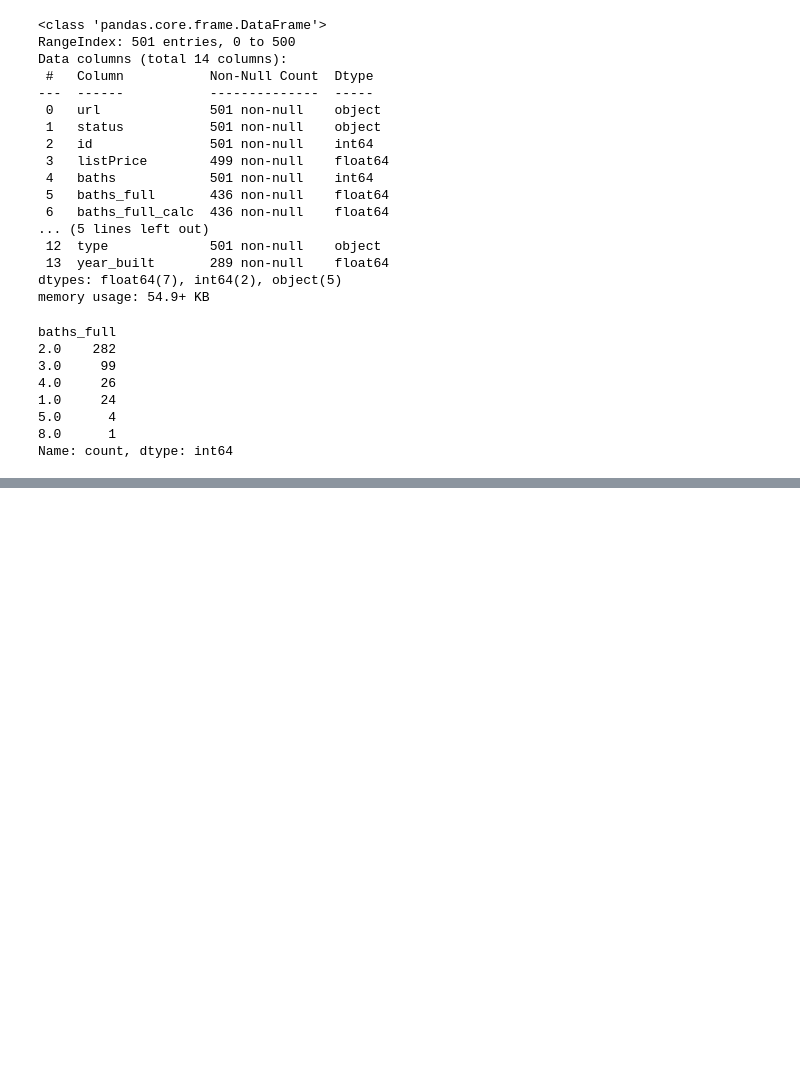
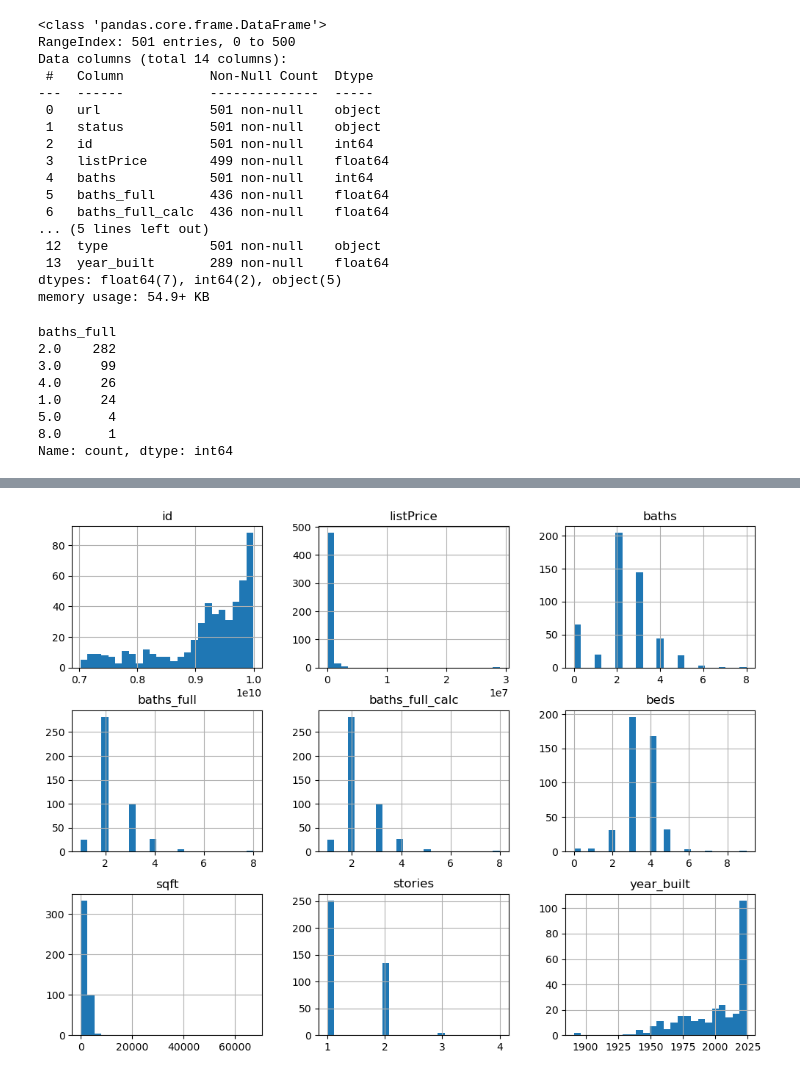
Before and after one commit to ojw92/HandsonML, a Jupyter notebook: ch2.ipynb, the cells around one changed output, grey strips where cells are left out. Cells and saved outputs as stored; diff of their text form; code cells hidden in the pictures; blank space fills up the shorter version.

```diff
--- a/ch2.ipynb
+++ b/ch2.ipynb
@@ -133,0 +148,6 @@ Name: count, dtype: int64
+# %%
+# Histogram
+df.hist(bins=25, figsize=(12,9))
+plt.show()
+# %% [output]
+[figure, added]
```
Also changed, not shown: parts of 2 cells of this notebook.
